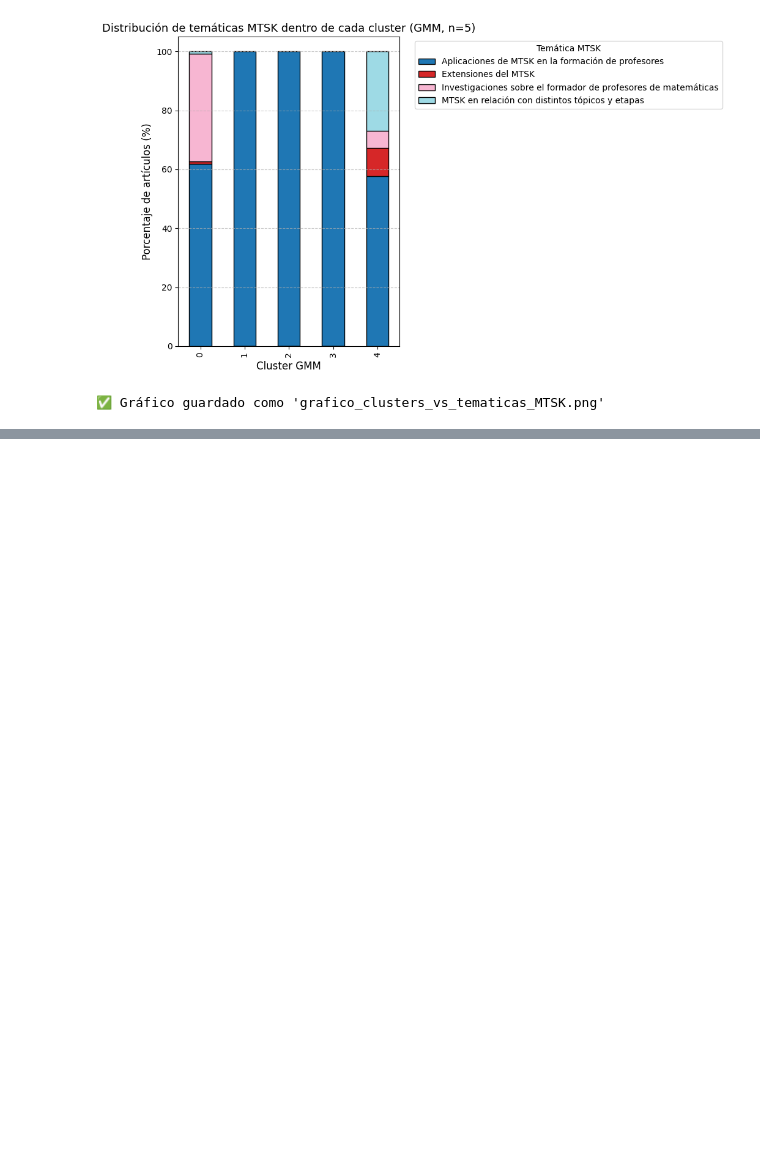
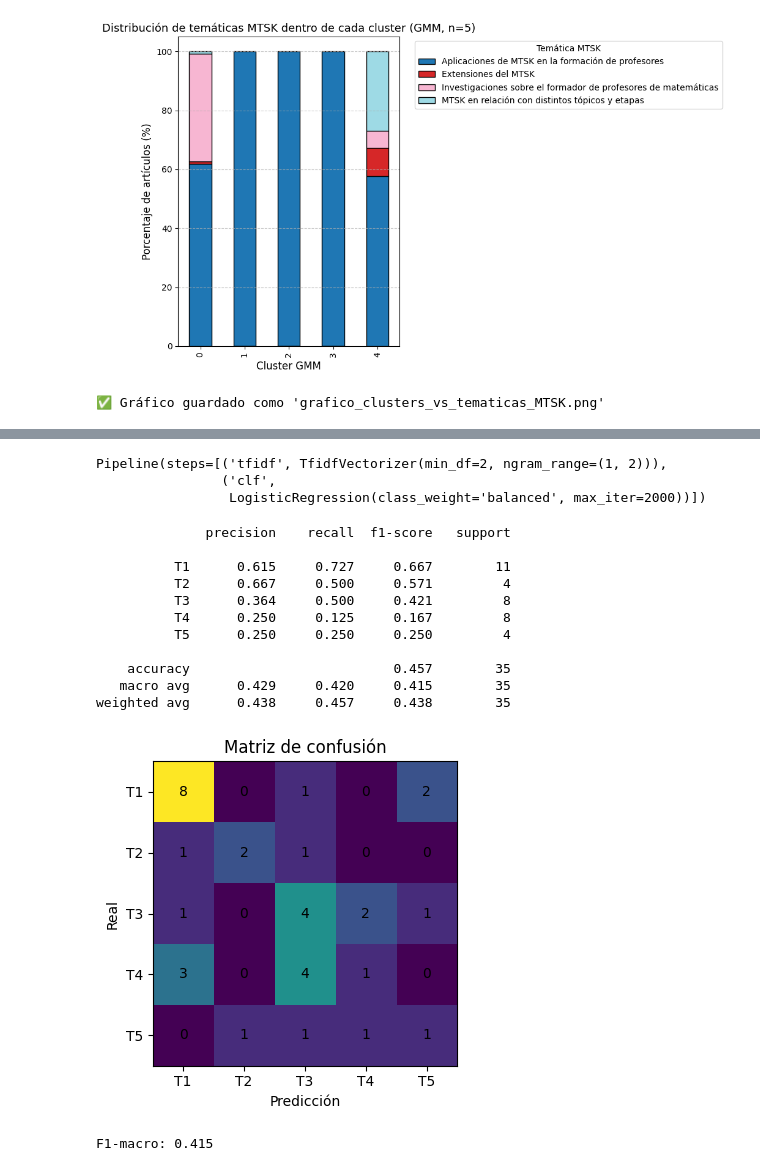
Before and after one commit to crojasce/Proyecto-MTSK, a Jupyter notebook: ProyectoFinal.ipynb, the cells around one changed output, grey strips where cells are left out. Cells and saved outputs as stored; diff of their text form; code cells hidden in the pictures; blank space fills up the shorter version.

```diff
--- a/ProyectoFinal.ipynb
+++ b/ProyectoFinal.ipynb
@@ -1262,0 +1310,74 @@ Invitación abierta a la defensa del trabajo de grado. :)
+# %%
+# ==============================
+# 2) Split + Pipeline TF-IDF + Modelo
+# ==============================
+from sklearn.model_selection import train_test_split
+from sklearn.pipeline import Pipeline
+from sklearn.feature_extraction.text import TfidfVectorizer
+from sklearn.linear_model import LogisticRegression
+
+X_train, X_test, y_train, y_test = train_test_split(
+    X, y, test_size=0.2, random_state=42, stratify=y
+)
+
+pipe = Pipeline([
+    ("tfidf", TfidfVectorizer(
+        lowercase=True,
+        ngram_range=(1,2),     # unigrama + bigrama funciona muy bien en texto
+        min_df=2               # filtra términos muy raros
+        # Puedes añadir una lista de stopwords en español si la tienes:
+        # stop_words=lista_stopwords
+    )),
+    ("clf", LogisticRegression(
+        max_iter=2000,
+        class_weight="balanced",  # ayuda si las clases están desbalanceadas
+        C=1.0
+    ))
+])
+
+pipe.fit(X_train, y_train)
+# %% [output]
+Pipeline(steps=[('tfidf', TfidfVectorizer(min_df=2, ngram_range=(1, 2))),
+                ('clf',
+                 LogisticRegression(class_weight='balanced', max_iter=2000))])
+# %%
+# ==============================
+# 3) Evaluación: F1 y matriz de confusión
+# ==============================
+from sklearn.metrics import classification_report, confusion_matrix, f1_score
+import numpy as np
+import matplotlib.pyplot as plt
+
+y_pred = pipe.predict(X_test)
+print(classification_report(y_test, y_pred, digits=3))
+
+cm = confusion_matrix(y_test, y_pred, labels=sorted(y.unique()))
+fig, ax = plt.subplots(figsize=(5,4))
+im = ax.imshow(cm, interpolation="nearest")
+ax.set_title("Matriz de confusión")
+ax.set_xlabel("Predicción")
+ax.set_ylabel("Real")
+ax.set_xticks(range(len(cm))); ax.set_yticks(range(len(cm)))
+ax.set_xticklabels(sorted(y.unique())); ax.set_yticklabels(sorted(y.unique()))
+for i in range(cm.shape[0]):
+    for j in range(cm.shape[1]):
+        ax.text(j, i, cm[i, j], ha="center", va="center")
+plt.tight_layout()
+plt.show()
+
+f1_macro = f1_score(y_test, y_pred, average="macro")
+print("F1-macro:", round(f1_macro, 3))
+# %% [output]
+              precision    recall  f1-score   support
+
+          T1      0.615     0.727     0.667        11
+          T2      0.667     0.500     0.571         4
+          T3      0.364     0.500     0.421         8
+          T4      0.250     0.125     0.167         8
+          T5      0.250     0.250     0.250         4
+
+    accuracy                          0.457        35
+   macro avg      0.429     0.420     0.415        35
+weighted avg      0.438     0.457     0.438        35
+[figure, added]
+F1-macro: 0.415
```
Also changed, not shown: parts of 17 cells of this notebook.
